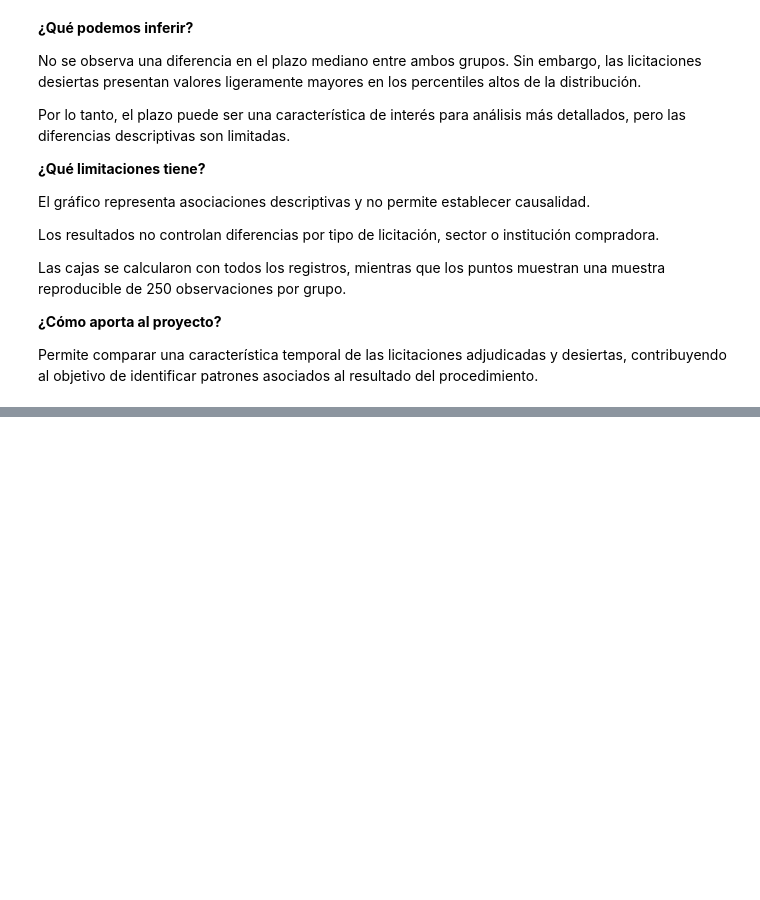
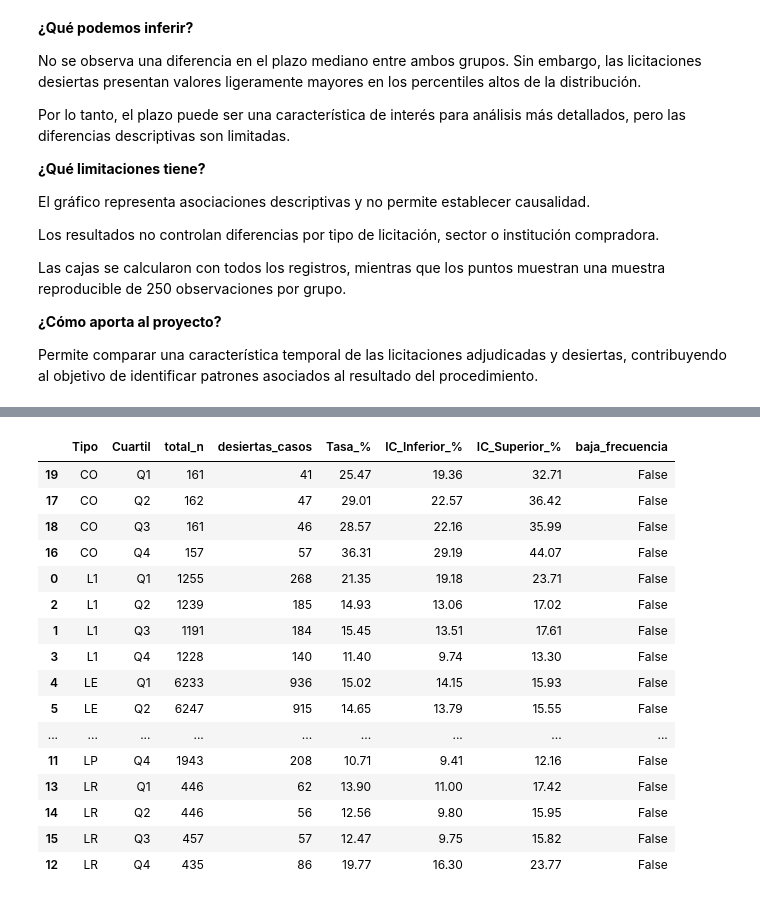
Before and after one commit to IgnacioCardenass/proyecto-grupo_1-mcdi500, a Jupyter notebook: F4/F4_Analisis_Visualizaciones.ipynb, the cells around one changed output, grey strips where cells are left out. Saved outputs shown, nothing was run; the diff lists cells and outputs as text; code cells hidden in the pictures; blank space fills up the shorter version.

```diff
--- a/F4/F4_Analisis_Visualizaciones.ipynb
+++ b/F4/F4_Analisis_Visualizaciones.ipynb
@@ -728,0 +1201,93 @@ Las tres figuras fueron exportadas correctamente.
+# %%
+from src.analisis_f4 import tasa_desercion_por_grupo
+import pandas as pd
+
+# Tipos con cantidades suficientes para el análisis
+tipos_principales = ["L1", "LE", "LP", "LR", "CO"]
+
+resultados_por_tipo = []
+
+for tipo in tipos_principales:
+
+    # Seleccionar licitaciones del mismo tipo
+    datos_tipo = df_montos_validos.loc[
+        df_montos_validos["Tipo"] == tipo
+    ].copy()
+
+    # Cuartiles calculados dentro del tipo
+    datos_tipo["CuartilMonto"] = pd.qcut(
+        datos_tipo["MontoEstimadoNumerico"],
+        q=4,
+        labels=False,
+        duplicates="drop"
+    )
+
+    # Utilizar la función desarrollada por Mario
+    resumen = tasa_desercion_por_grupo(
+        datos_tipo,
+        columna_grupo="CuartilMonto",
+        min_casos_estables=30
+    )
+
+    resumen["Tipo"] = tipo
+    resumen["Cuartil"] = (
+        "Q" + (resumen["CuartilMonto"] + 1).astype(str)
+    )
+
+    resultados_por_tipo.append(resumen)
+
+# Unir resultados
+comparacion_tipos = pd.concat(
+    resultados_por_tipo,
+    ignore_index=True
+)
+
+# Convertir tasas e intervalos a porcentaje
+comparacion_tipos["Tasa_%"] = (
+    comparacion_tipos["tasa_desierta"] * 100
+).round(2)
+
+comparacion_tipos["IC_Inferior_%"] = (
+    comparacion_tipos["ic_inferior"] * 100
+).round(2)
+
+comparacion_tipos["IC_Superior_%"] = (
+    comparacion_tipos["ic_superior"] * 100
+).round(2)
+
+comparacion_tipos = comparacion_tipos.sort_values(
+    ["Tipo", "CuartilMonto"]
+)
+
+display(
+    comparacion_tipos[
+        [
+            "Tipo",
+            "Cuartil",
+            "total_n",
+            "desiertas_casos",
+            "Tasa_%",
+            "IC_Inferior_%",
+            "IC_Superior_%",
+            "baja_frecuencia"
+        ]
+    ]
+)
+# %% [output]
+|  | Tipo | Cuartil | total_n | desiertas_casos | Tasa_% | IC_Inferior_% | IC_Superior_% | baja_frecuencia |
+| 19 | CO | Q1 | 161 | 41 | 25.47 | 19.36 | 32.71 | False |
+| 17 | CO | Q2 | 162 | 47 | 29.01 | 22.57 | 36.42 | False |
+| 18 | CO | Q3 | 161 | 46 | 28.57 | 22.16 | 35.99 | False |
+| 16 | CO | Q4 | 157 | 57 | 36.31 | 29.19 | 44.07 | False |
+| 0 | L1 | Q1 | 1255 | 268 | 21.35 | 19.18 | 23.71 | False |
+| 2 | L1 | Q2 | 1239 | 185 | 14.93 | 13.06 | 17.02 | False |
+| 1 | L1 | Q3 | 1191 | 184 | 15.45 | 13.51 | 17.61 | False |
+| 3 | L1 | Q4 | 1228 | 140 | 11.40 | 9.74 | 13.30 | False |
+| 4 | LE | Q1 | 6233 | 936 | 15.02 | 14.15 | 15.93 | False |
+| 5 | LE | Q2 | 6247 | 915 | 14.65 | 13.79 | 15.55 | False |
+| ... | ... | ... | ... | ... | ... | ... | ... | ... |
+| 11 | LP | Q4 | 1943 | 208 | 10.71 | 9.41 | 12.16 | False |
+| 13 | LR | Q1 | 446 | 62 | 13.90 | 11.00 | 17.42 | False |
+| 14 | LR | Q2 | 446 | 56 | 12.56 | 9.80 | 15.95 | False |
+| 15 | LR | Q3 | 457 | 57 | 12.47 | 9.75 | 15.82 | False |
+| 12 | LR | Q4 | 435 | 86 | 19.77 | 16.30 | 23.77 | False |
```
Also changed, not shown: parts of 23 cells of this notebook, 7 other files.
